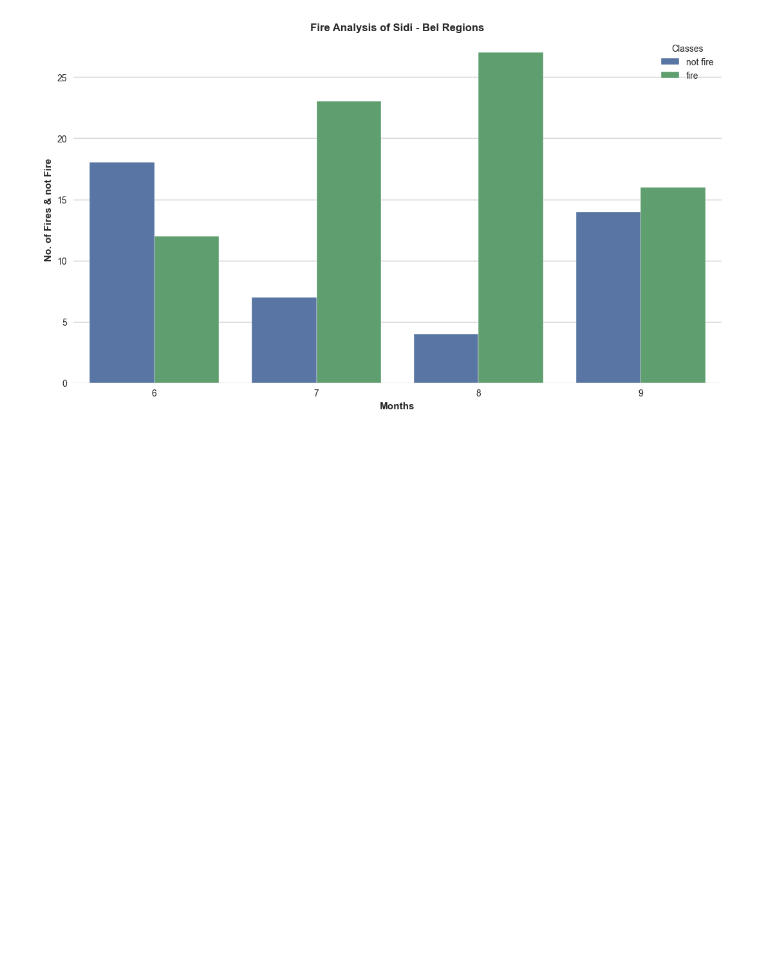
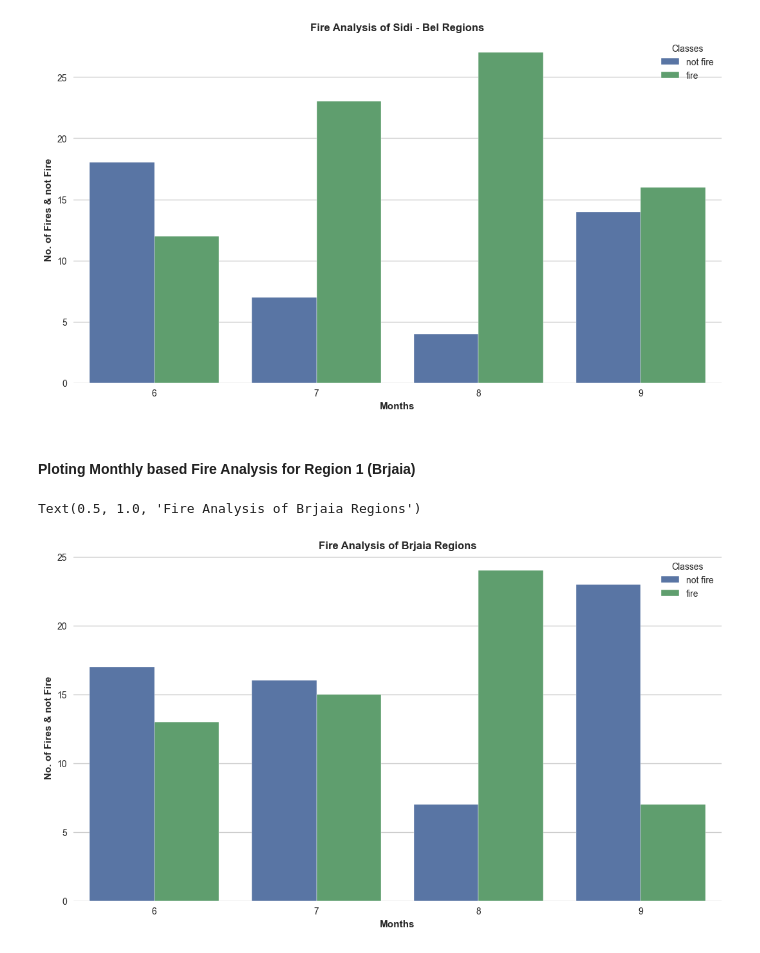
Before and after one commit to ShivamDevHere/machine-learning, a Jupyter notebook: 03-Fire Not Fire Classification/02-eda.ipynb, the cells around one changed output. Saved outputs shown, nothing was run; the diff lists cells and outputs as text; code cells hidden in the pictures; blank space fills up the shorter version.

Commit message:
Docs: Observation based on Monthly Fire Analysis

```diff
--- a/03-Fire Not Fire Classification/02-eda.ipynb
+++ b/03-Fire Not Fire Classification/02-eda.ipynb
@@ -109,3 +109,19 @@ plt.title('Fire Analysis of Sidi - Bel Regions', weight='bold')
 # %% [output]
 Text(0.5, 1.0, 'Fire Analysis of Sidi - Bel Regions')
 [figure]
+# %% [markdown]
+#### Ploting Monthly based Fire Analysis for Region 1 (Brjaia)
+# %%
+dataset['Classes'] = np.where(dataset['Classes'].str.contains('not fire'), 'not fire', 'fire')
+
+
+brjaia_region = dataset.loc[df['Region']==0]
+plt.subplots(figsize=(13,7))
+sns.set_style('whitegrid')
+sns.countplot(x='month', hue='Classes', data=brjaia_region)
+plt.xlabel('Months', weight='bold')
+plt.ylabel('No. of Fires & not Fire', weight='bold')
+plt.title('Fire Analysis of Brjaia Regions', weight='bold')
+# %% [output]
+Text(0.5, 1.0, 'Fire Analysis of Brjaia Regions')
+[figure, added]
```
Also changed, not shown: parts of 1 cell of this notebook.
